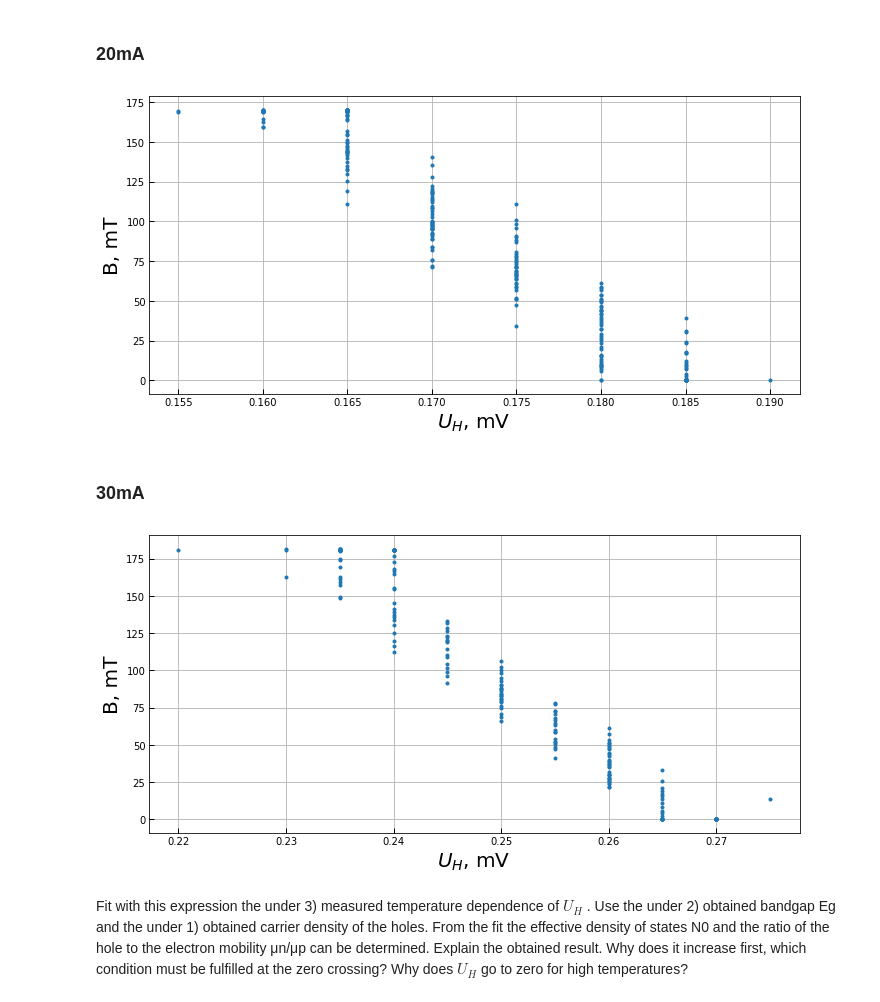
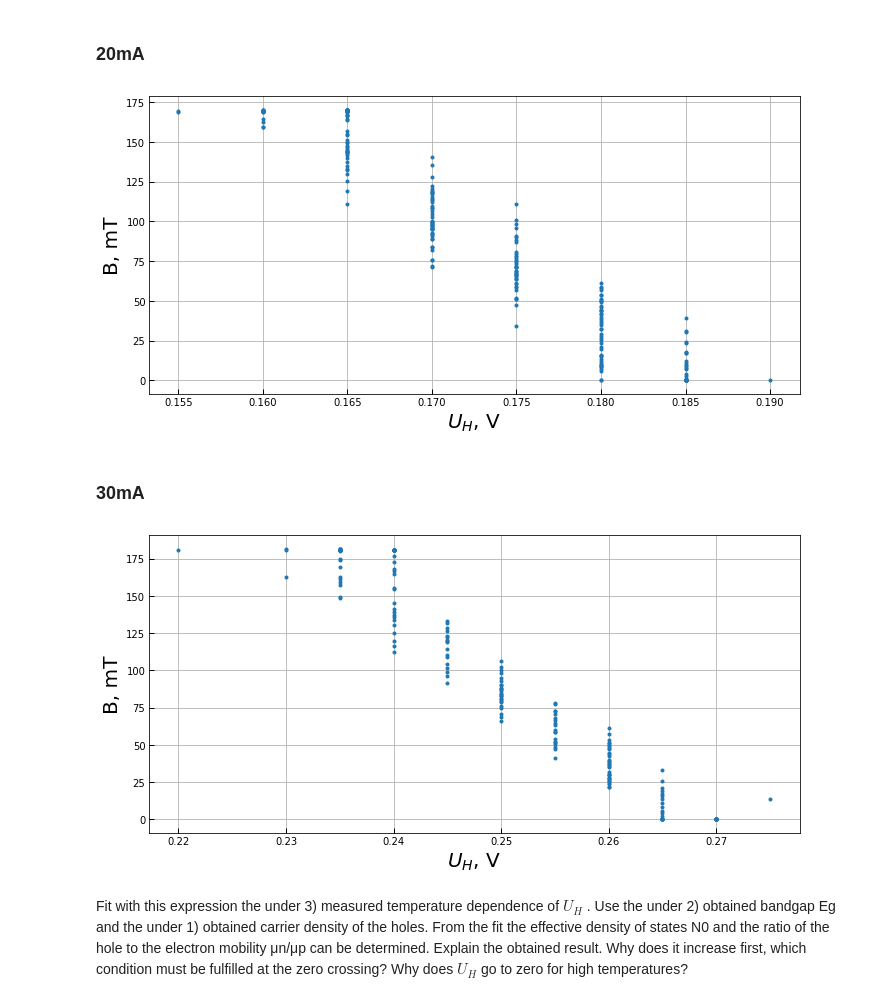
Before and after one commit to bbuusshh/uniStuttgartLabs, a Jupyter notebook: HallEffect.ipynb, the cells around one changed output. Drawn from its saved outputs; the diff is of its cells as text; code cells hidden in the pictures.

```diff
--- a/HallEffect.ipynb
+++ b/HallEffect.ipynb
@@ -175,13 +179,13 @@ x = list(x.values)
 x = [float(i.replace(",", ".").replace("\n", "")) for i in x[1:] if i != '']
 # %%
 plotName = "2Uh20mA"
-xLabel = r'$U_H$, mV'
+xLabel = r'$U_H$, V'
 yLabel = r'B, mT'
 errorX = 0
 errorY = 0
 fig, ax = plotter.simplePlot(y, x, errorX, errorY, xLabel, yLabel, plotName)
 # %% [output]
-[figure, old version]
+[figure, new version]
 # %% [markdown]
 ### 30mA
 # %%
@@ -200,14 +204,14 @@ x = list(x.values)
 x = [float(i.replace(",", ".").replace("\n", "")) for i in x[1:] if i != '']
 # %%
 plotName = "2Uh20mA"
-xLabel = r'$U_H$, mV'
+xLabel = r'$U_H$, V'
 yLabel = r'B, mT'
 errorX = 0
 errorY = 0
 plotName = "2Uh30mA"
 fig, ax = plotter.simplePlot(y, x, errorX, errorY, xLabel, yLabel, plotName)
 # %% [output]
-[figure, old version]
+[figure, new version]
 # %% [markdown]
  Fit with this expression the under 3) measured temperature dependence of  $U_H$
  . Use the under 2) obtained bandgap Eg and the under 1) obtained carrier density of the holes. From the fit the effective density of states N0 and the ratio of the hole to the electron mobility  μn/μp
```
Also changed, not shown: parts of 26 cells of this notebook, 10 other files.
